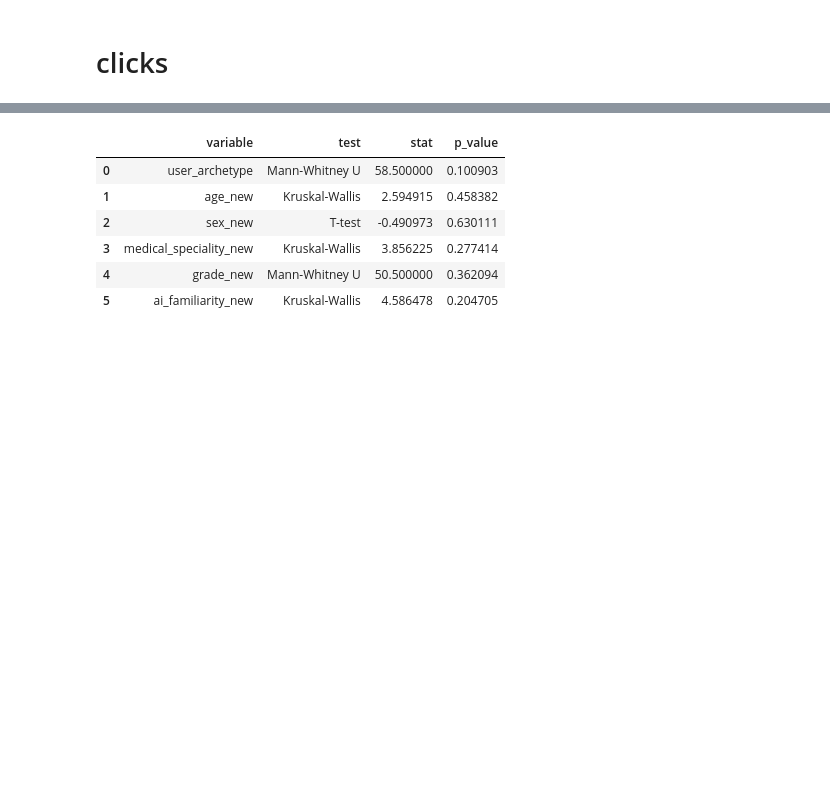
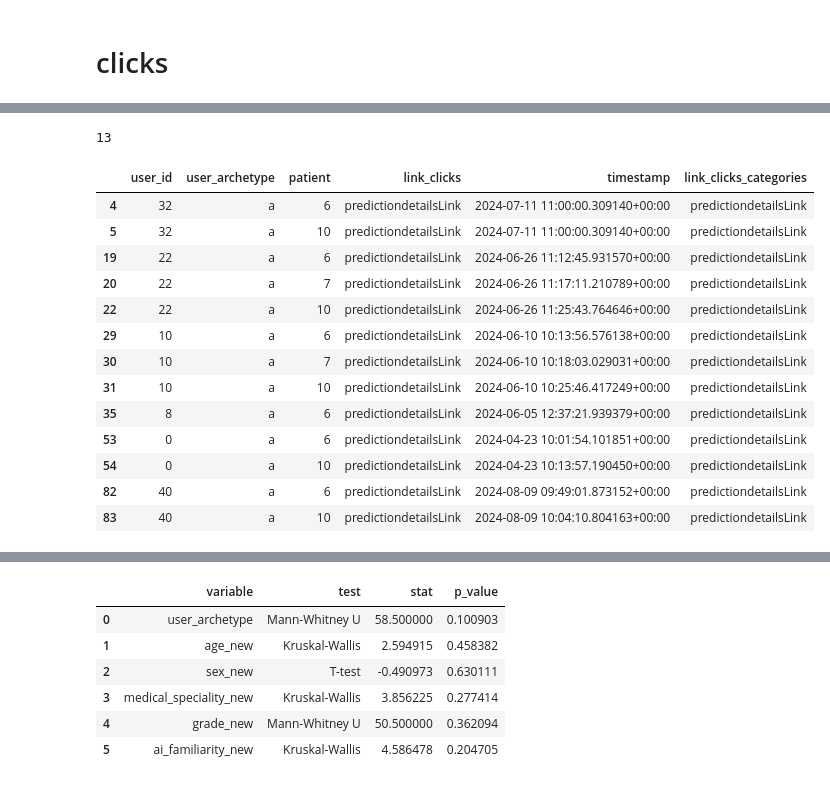
Before and after one commit to WilliamBolton/cdss_demo, a Jupyter notebook: cdss_1/cdss_1/analysis/click_hover_timing_analysis.ipynb, the cells around one changed output, grey strips where cells are left out. Saved outputs shown, nothing was run; the diff lists cells and outputs as text; code cells hidden in the pictures; blank space fills up the shorter version.

```diff
--- a/cdss_1/cdss_1/analysis/click_hover_timing_analysis.ipynb
+++ b/cdss_1/cdss_1/analysis/click_hover_timing_analysis.ipynb
@@ -1123,0 +1300,22 @@ Text(0, 0.5, 'Percentage')
+# %%
+id_list = [ 0,  2,  4,  6,  8, 10, 12, 14, 18, 20, 22, 28, 32, 34, 36, 38, 40]
+filtered_clicks = clicks[(clicks['user_id'].isin(id_list))&(clicks['link_clicks'] == 'predictiondetailsLink')]
+filtered_clicks = filtered_clicks[(filtered_clicks['patient'] == 7)|(filtered_clicks['patient'] == 6)|(filtered_clicks['patient'] == 10)]
+len(filtered_clicks)
+filtered_clicks
+# %% [output]
+13
+|  | user_id | user_archetype | patient | link_clicks | timestamp | link_clicks_categories |
+| 4 | 32 | a | 6 | predictiondetailsLink | 2024-07-11 11:00:00.309140+00:00 | predictiondetailsLink |
+| 5 | 32 | a | 10 | predictiondetailsLink | 2024-07-11 11:00:00.309140+00:00 | predictiondetailsLink |
+| 19 | 22 | a | 6 | predictiondetailsLink | 2024-06-26 11:12:45.931570+00:00 | predictiondetailsLink |
+| 20 | 22 | a | 7 | predictiondetailsLink | 2024-06-26 11:17:11.210789+00:00 | predictiondetailsLink |
+| 22 | 22 | a | 10 | predictiondetailsLink | 2024-06-26 11:25:43.764646+00:00 | predictiondetailsLink |
+| 29 | 10 | a | 6 | predictiondetailsLink | 2024-06-10 10:13:56.576138+00:00 | predictiondetailsLink |
+| 30 | 10 | a | 7 | predictiondetailsLink | 2024-06-10 10:18:03.029031+00:00 | predictiondetailsLink |
+| 31 | 10 | a | 10 | predictiondetailsLink | 2024-06-10 10:25:46.417249+00:00 | predictiondetailsLink |
+| 35 | 8 | a | 6 | predictiondetailsLink | 2024-06-05 12:37:21.939379+00:00 | predictiondetailsLink |
+| 53 | 0 | a | 6 | predictiondetailsLink | 2024-04-23 10:01:54.101851+00:00 | predictiondetailsLink |
+| 54 | 0 | a | 10 | predictiondetailsLink | 2024-04-23 10:13:57.190450+00:00 | predictiondetailsLink |
+| 82 | 40 | a | 6 | predictiondetailsLink | 2024-08-09 09:49:01.873152+00:00 | predictiondetailsLink |
+| 83 | 40 | a | 10 | predictiondetailsLink | 2024-08-09 10:04:10.804163+00:00 | predictiondetailsLink |
```
Also changed, not shown: parts of 20 cells of this notebook, 26 other files.
